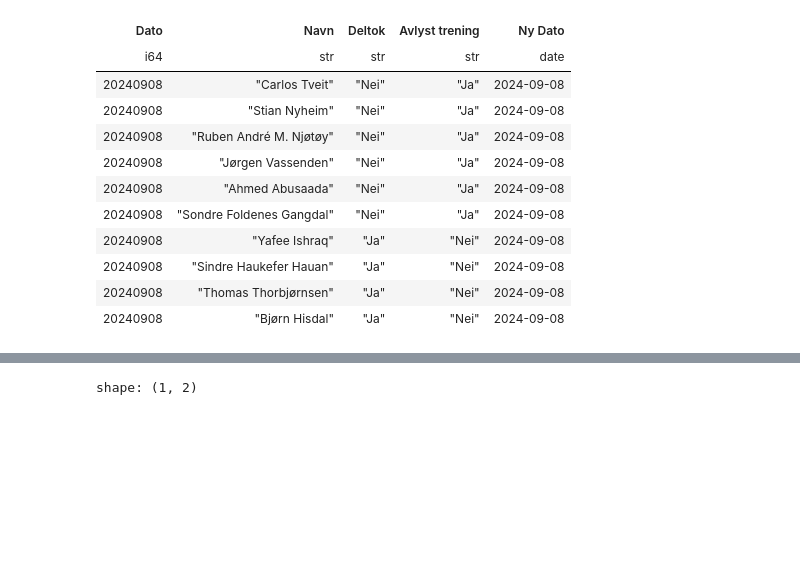
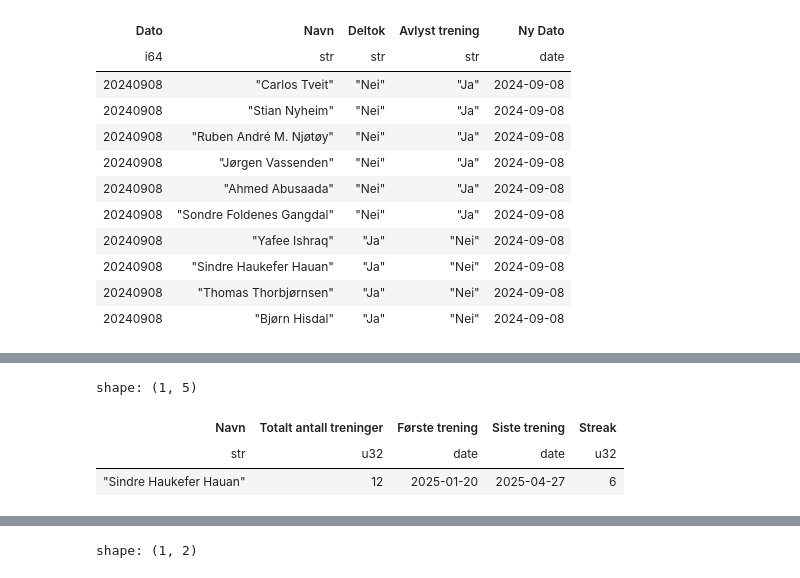
Before and after one commit to PolarsDude/treningsstatistikk-, a Jupyter notebook: test_fil.ipynb, the cells around one changed output, grey strips where cells are left out. Cells and saved outputs as stored; diff of their text form; code cells hidden in the pictures; blank space fills up the shorter version.

```diff
--- a/test_fil.ipynb
+++ b/test_fil.ipynb
@@ -53,0 +61,20 @@ df.select('År').unique().to_series().to_list()
+# %%
+treningsstreak = (df
+.filter(pl.col('Avlyst trening')=='Nei',
+        pl.col('Navn')=='Sindre Haukefer Hauan',
+        pl.col('År')==2025
+        )
+.group_by('Navn')
+.agg(pl.col('Dato').filter(pl.col('Deltok')=='Ja').n_unique().alias('Totalt antall treninger'),
+     pl.col('Dato').filter(pl.col('Deltok')=='Ja').min().cast(pl.Date).alias('Første trening'),
+     pl.col('Dato').filter(pl.col('Deltok')=='Ja').max().cast(pl.Date).alias('Siste trening'),
+     pds.query_longest_streak(pl.col('Deltok')=='Ja').alias('Streak')
+     )
+)
+
+treningsstreak
+# %% [output]
+shape: (1, 5)
+| Navn | Totalt antall treninger | Første trening | Siste trening | Streak |
+| str | u32 | date | date | u32 |
+| "Sindre Haukefer Hauan" | 12 | 2025-01-20 | 2025-04-27 | 6 |
```
Also changed, not shown: parts of 3 cells of this notebook, 1 other file.
